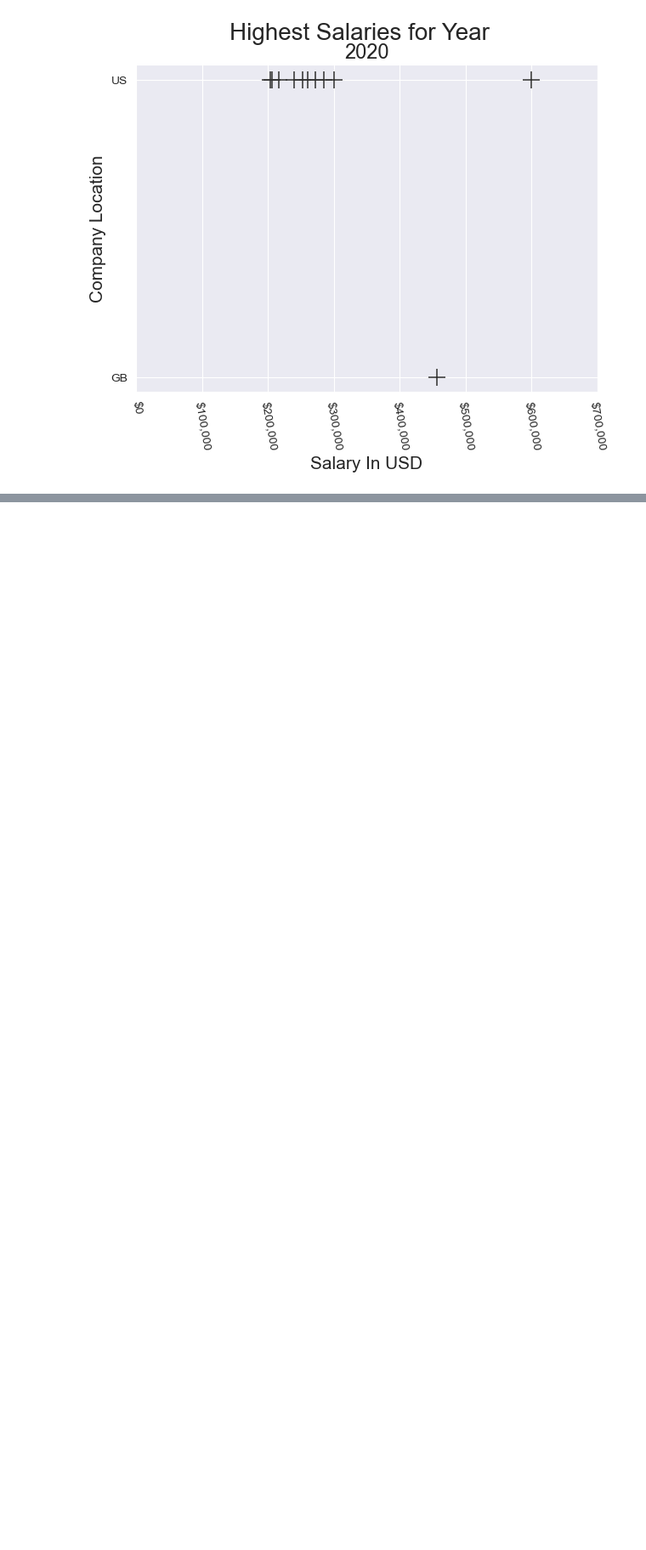
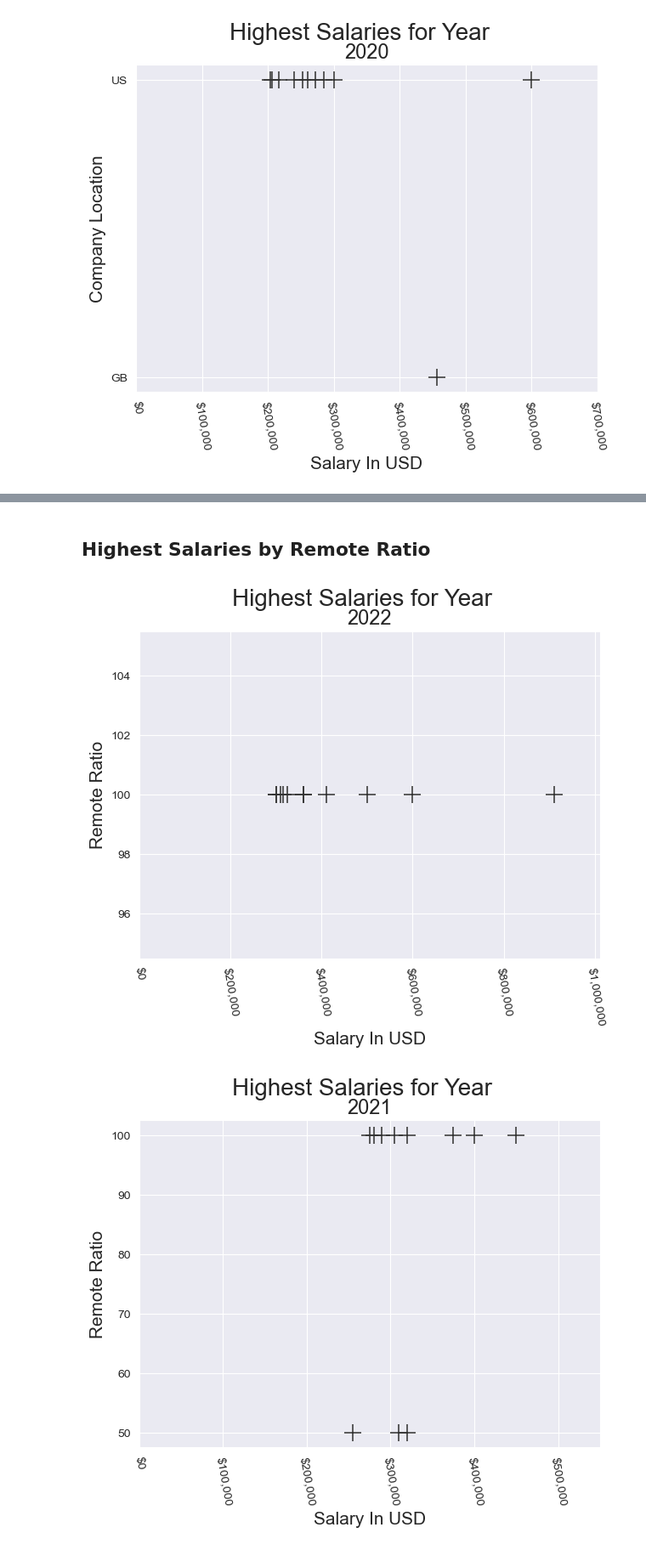
Before and after one commit to SantosAbimaelRomero/Cyber-Security-Salaries, a Jupyter notebook: Cyber Security Salary Presentation.ipynb, the cells around one changed output, grey strips where cells are left out. Shown: that part at 85% size. Saved outputs shown, nothing was run; the diff lists cells and outputs as text; code cells hidden in the pictures; blank space fills up the shorter version.

Commit message:
remote ratio 1

```diff
--- a/Cyber Security Salary Presentation.ipynb
+++ b/Cyber Security Salary Presentation.ipynb
@@ -461,0 +462,11 @@ For anyone looking to apply in the field, especially junior cyber security profe
+# %% [markdown]
+## Highest Salaries by Remote Ratio
+# %%
+class_df2022.salary('top', 'Remote Ratio', 11)
+
+class_df2021.salary('top', 'Remote Ratio', 11)
+
+class_df2020.salary('top', 'Remote Ratio', 11)
+# %% [output]
+[figure, added]
+[figure, added]
```
Also changed, not shown: parts of 19 cells of this notebook.
